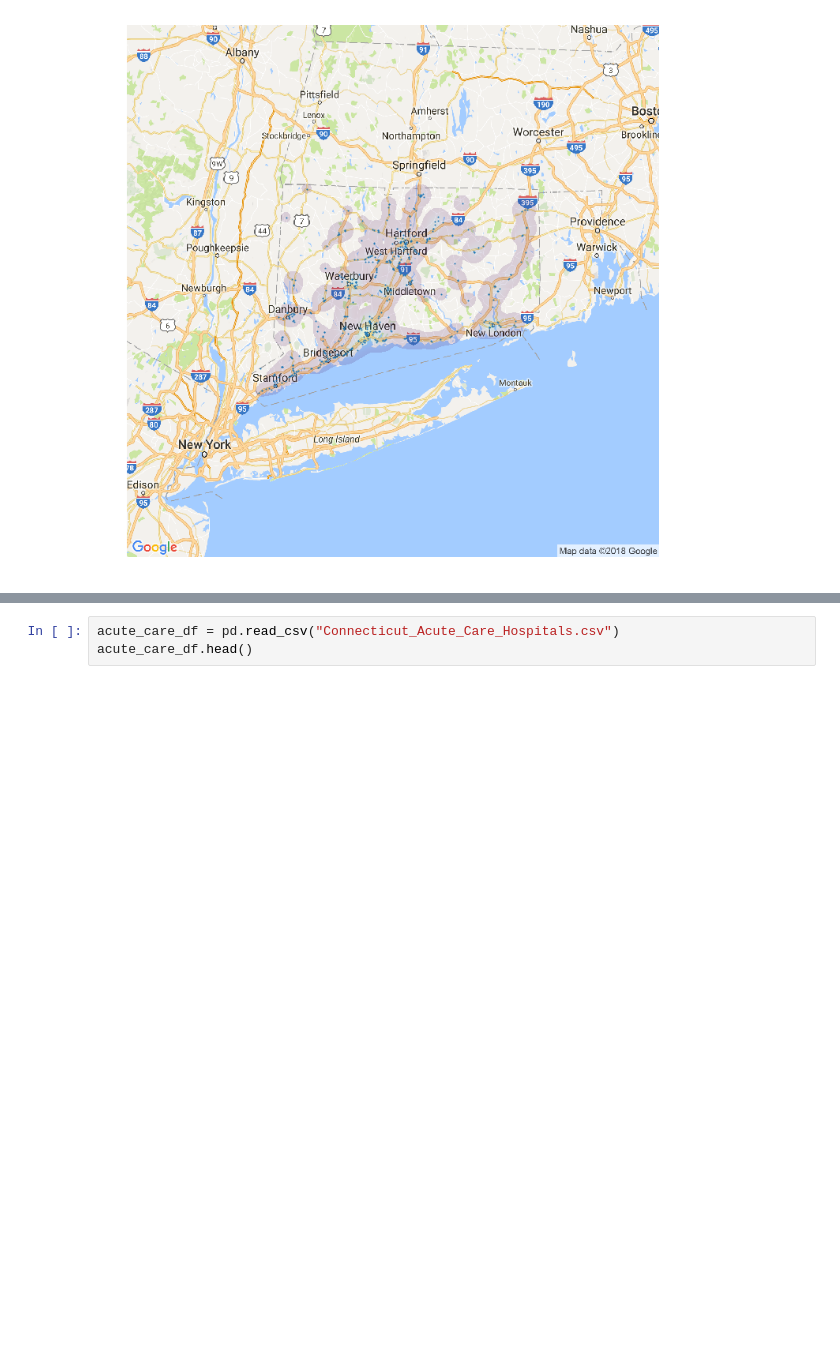
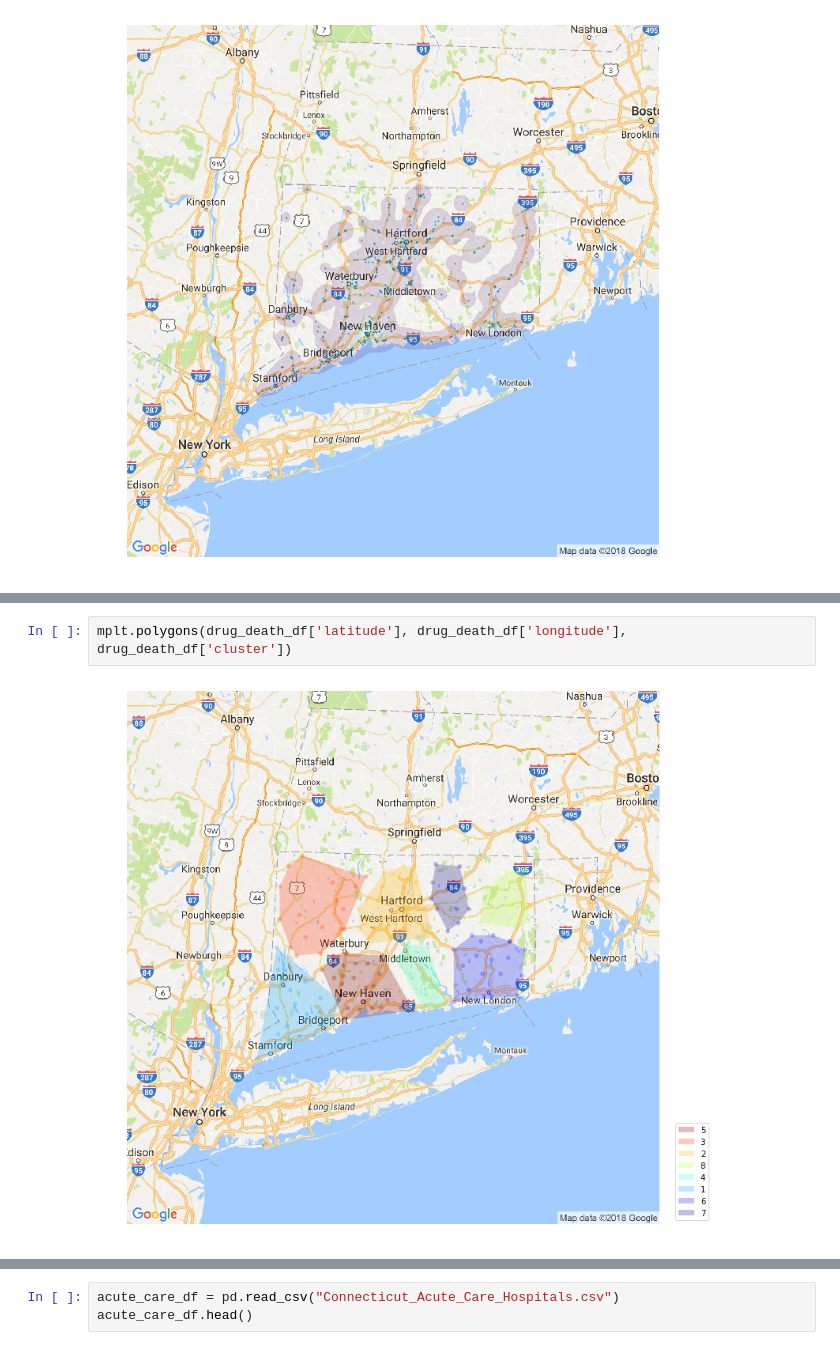
Before and after one commit to yayunl/DataViz-Project1, a Jupyter notebook: Drug_data.ipynb, the cells around one changed output, grey strips where cells are left out. Saved outputs shown, nothing was run; the diff lists cells and outputs as text; blank space fills up the shorter version.

```diff
--- a/Drug_data.ipynb
+++ b/Drug_data.ipynb
@@ -101,0 +97,4 @@ new1_df.head()
+# %%
+mplt.polygons(drug_death_df['latitude'], drug_death_df['longitude'], drug_death_df['cluster'])
+# %% [output]
+[figure, added]
```
Also changed, not shown: parts of 7 cells of this notebook, 5 other files.
